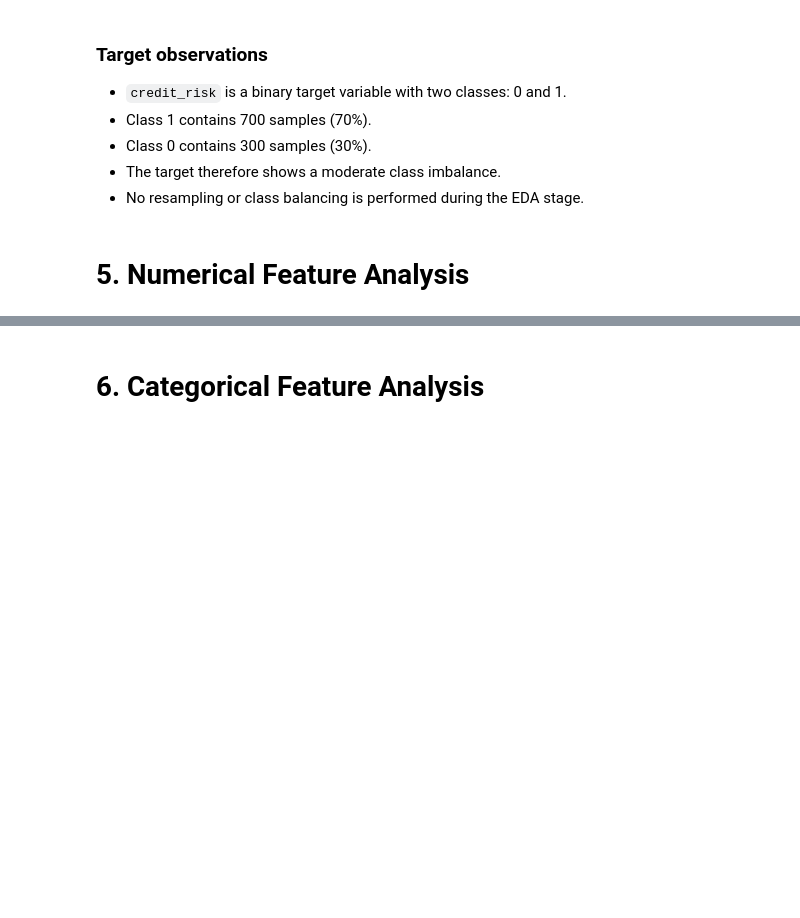
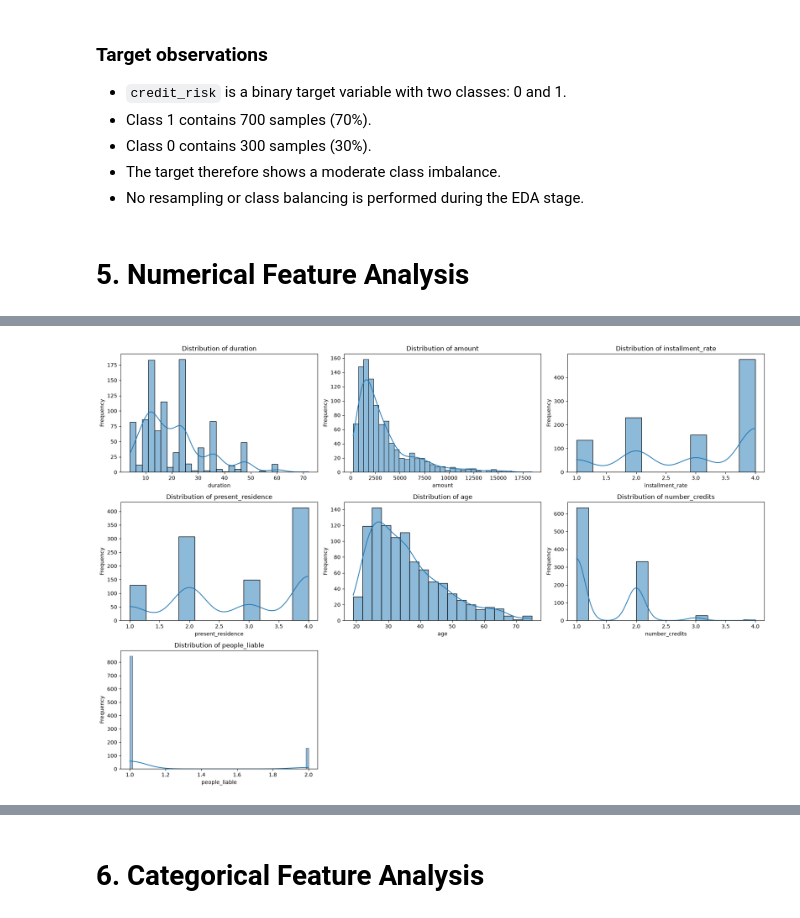
Before and after one commit to Tien30032006/ml-btl-project, a Jupyter notebook: notebooks/01_eda.ipynb, the cells around one changed output, grey strips where cells are left out. Drawn from its saved outputs; the diff is of its cells as text; code cells hidden in the pictures; blank space fills up the shorter version.

```diff
--- a/notebooks/01_eda.ipynb
+++ b/notebooks/01_eda.ipynb
@@ -5,7 +5,7 @@
 # %%
 import pandas as pd
 
-df = pd.read_csv("data/raw/modified_GermanCredit.csv")
+df = pd.read_csv("../data/raw/modified_GermanCredit.csv")
 # %%
 df.head()
 # %% [output]
@@ -199,17 +201,3 @@ plt.show()
 - No resampling or class balancing is performed during the EDA stage.
 # %% [markdown]
 # 5. Numerical Feature Analysis
-# %%
-for col in numerical_features:
-    plt.figure(figsize=(6, 4))
-
-    sns.histplot(
-        data=df,
-        x=col,
-        kde=True
-    )
-
-    plt.title(f"Distribution of {col}")
-    plt.xlabel(col)
-    plt.ylabel("Frequency")
-    plt.show()
@@ -224,3 +204,28 @@ for col in numerical_features:
+# %%
+from pathlib import Path
+import math
+
+ncols = 3
+nrows = math.ceil(len(numerical_features) / ncols)
+fig, axes = plt.subplots(nrows, ncols, figsize=(18, 4 * nrows))
+axes = axes.ravel()
+
+for ax, col in zip(axes, numerical_features):
+    sns.histplot(data=df, x=col, kde=True, ax=ax)
+    ax.set_title(f"Distribution of {col}")
+    ax.set_xlabel(col)
+    ax.set_ylabel("Frequency")
+
+for ax in axes[len(numerical_features):]:
+    ax.remove()
+
+fig.tight_layout()
+output_path = Path("figures/eda_numeric.png")
+output_path.parent.mkdir(parents=True, exist_ok=True)
+fig.savefig(output_path, dpi=300, bbox_inches="tight")
+plt.show()
+# %% [output]
+[figure, added]
 # %%
 for col in numerical_features:
     plt.figure(figsize=(6, 2.5))
```
Also changed, not shown: parts of 11 cells of this notebook, 16 other files.
